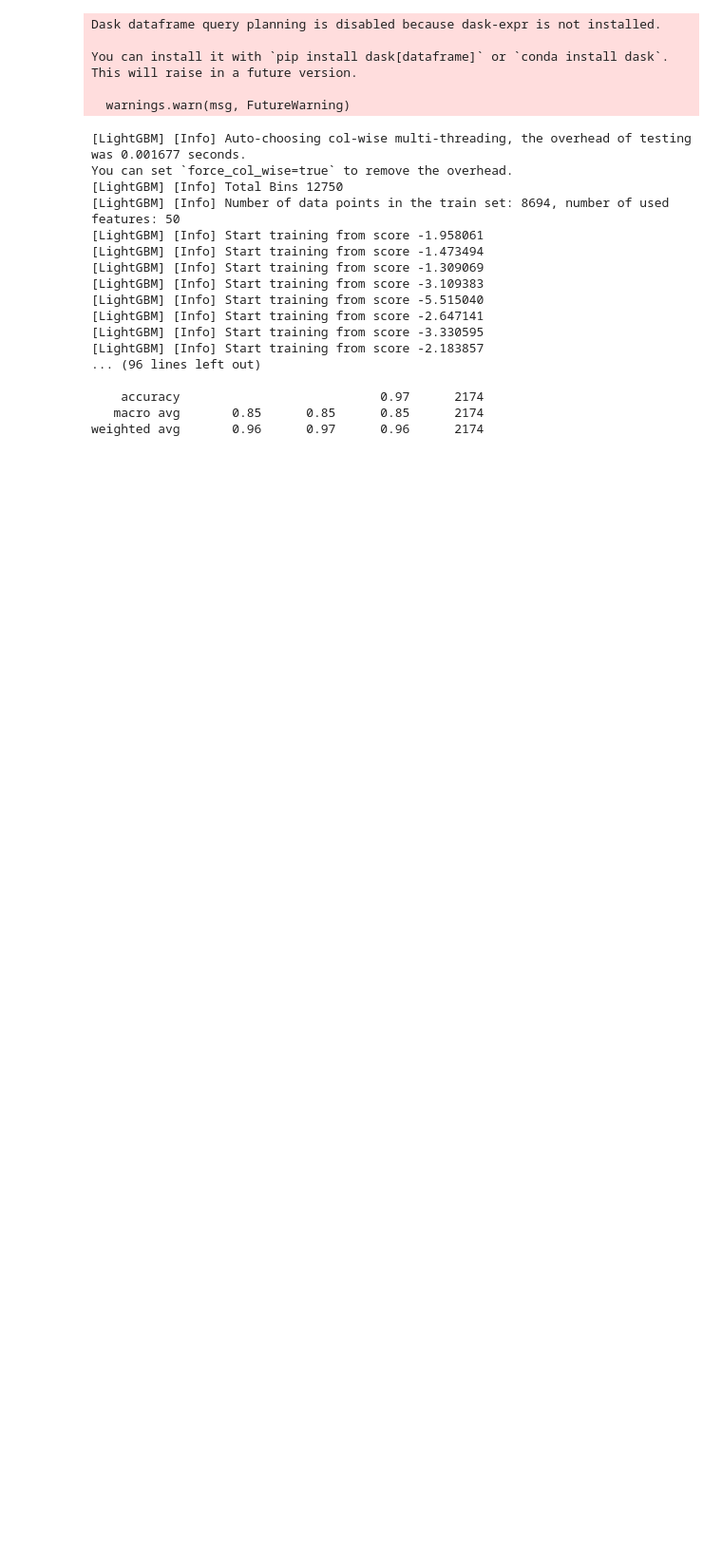
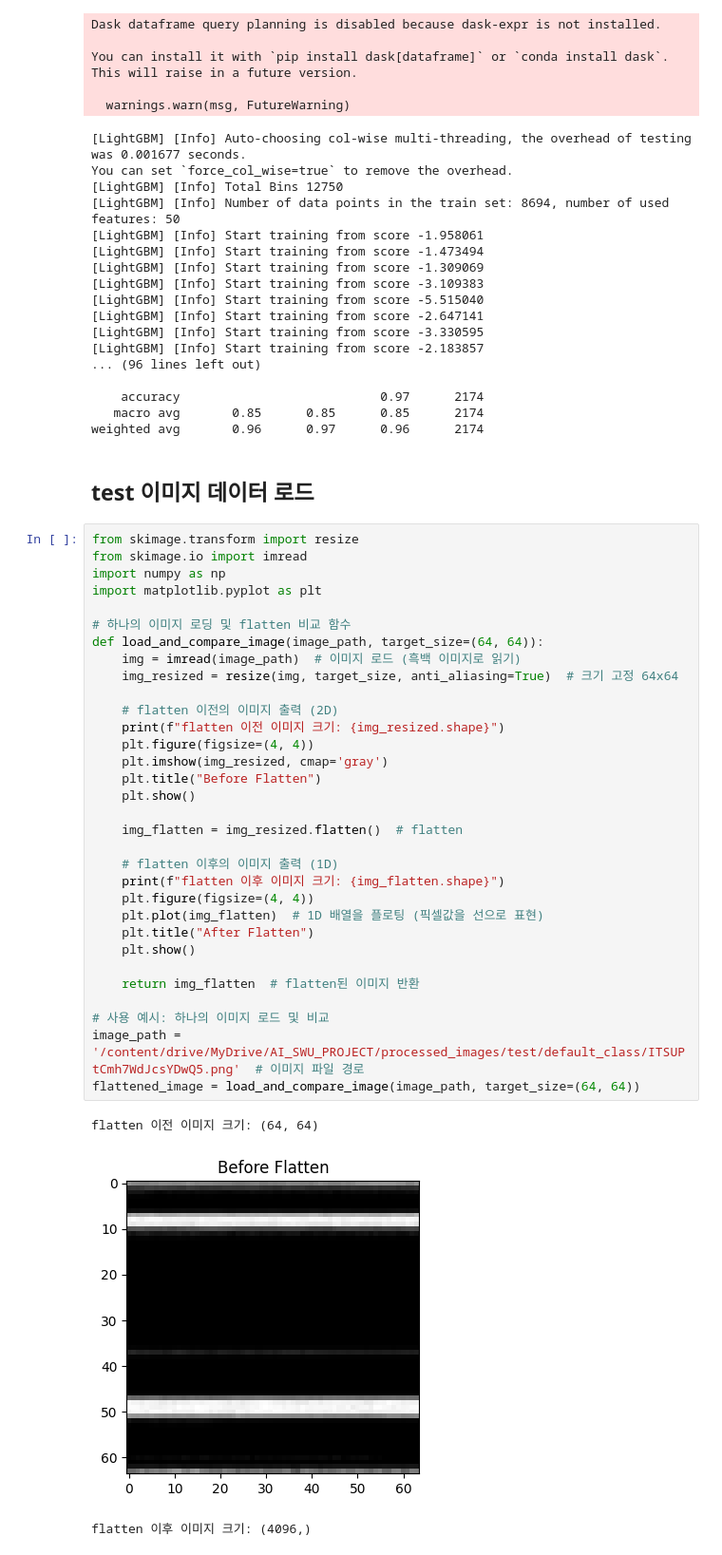
Before and after one commit to kchabin/swu-ai-secu, a Jupyter notebook: 머신러닝.ipynb, the cells around one changed output. Shown: that part at 95% size. Cells and saved outputs as stored; diff of their text form; blank space fills up the shorter version.

```diff
--- a/머신러닝.ipynb
+++ b/머신러닝.ipynb
@@ -1086,3 +1106,41 @@ You can set `force_col_wise=true` to remove the overhead.
     accuracy                           0.97      2174
    macro avg       0.85      0.85      0.85      2174
 weighted avg       0.96      0.97      0.96      2174
+# %% [markdown]
+## test 이미지 데이터 로드
+# %%
+from skimage.transform import resize
+from skimage.io import imread
+import numpy as np
+import matplotlib.pyplot as plt
+
+# 하나의 이미지 로딩 및 flatten 비교 함수
+def load_and_compare_image(image_path, target_size=(64, 64)):
+    img = imread(image_path)  # 이미지 로드 (흑백 이미지로 읽기)
+    img_resized = resize(img, target_size, anti_aliasing=True)  # 크기 고정 64x64
+
+    # flatten 이전의 이미지 출력 (2D)
+    print(f"flatten 이전 이미지 크기: {img_resized.shape}")
+    plt.figure(figsize=(4, 4))
+    plt.imshow(img_resized, cmap='gray')
+    plt.title("Before Flatten")
+    plt.show()
+
+    img_flatten = img_resized.flatten()  # flatten
+
+    # flatten 이후의 이미지 출력 (1D)
+    print(f"flatten 이후 이미지 크기: {img_flatten.shape}")
+    plt.figure(figsize=(4, 4))
+    plt.plot(img_flatten)  # 1D 배열을 플로팅 (픽셀값을 선으로 표현)
+    plt.title("After Flatten")
+    plt.show()
+
+    return img_flatten  # flatten된 이미지 반환
+
+# 사용 예시: 하나의 이미지 로드 및 비교
+image_path = '/content/drive/MyDrive/AI_SWU_PROJECT/processed_images/test/default_class/ITSUPtCmh7WdJcsYDwQ5.png'  # 이미지 파일 경로
+flattened_image = load_and_compare_image(image_path, target_size=(64, 64))
+# %% [output]
+flatten 이전 이미지 크기: (64, 64)
+[figure, added]
+flatten 이후 이미지 크기: (4096,)
```
Also changed, not shown: parts of 7 cells of this notebook.
